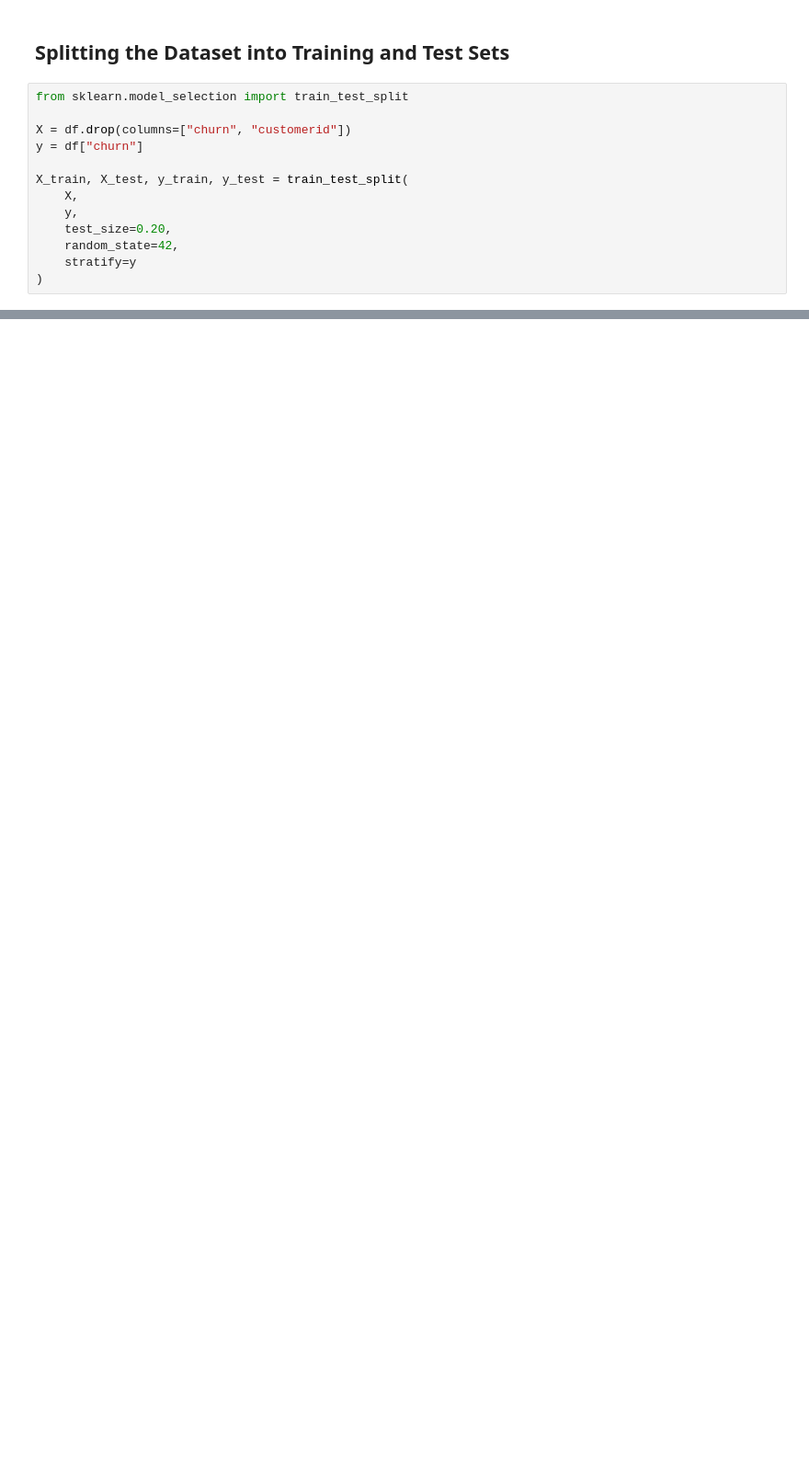
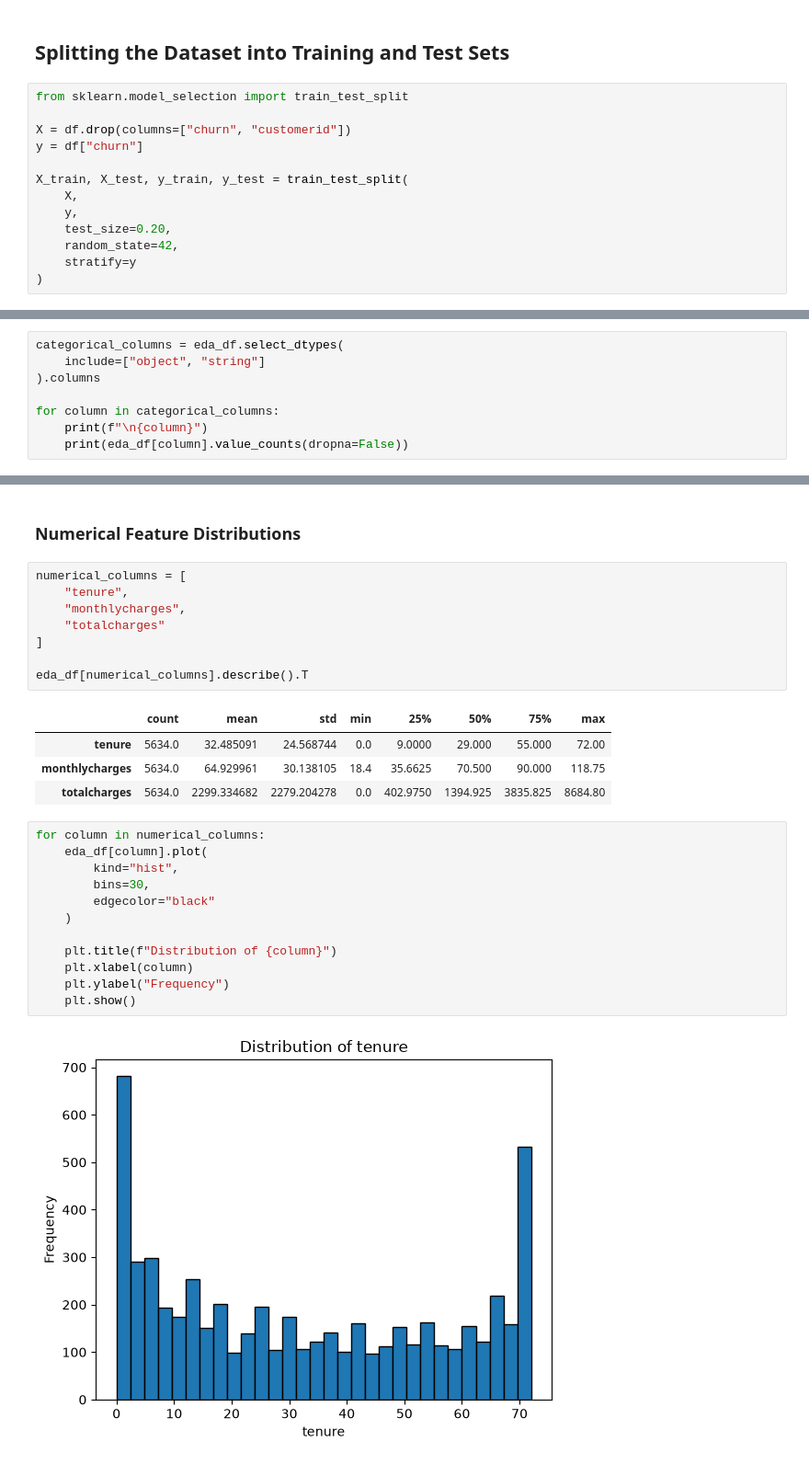
Before and after one commit to baranerkek/Churn-rate-binary-trees, a Jupyter notebook: churn_model.ipynb, the cells around one changed output, grey strips where cells are left out. Shown at 92% size. Saved outputs shown, nothing was run; the diff lists cells and outputs as text; blank space fills up the shorter version.

```diff
--- a/churn_model.ipynb
+++ b/churn_model.ipynb
@@ -72,0 +121,8 @@ X_train, X_test, y_train, y_test = train_test_split(
+# %%
+categorical_columns = eda_df.select_dtypes(
+    include=["object", "string"]
+).columns
+
+for column in categorical_columns:
+    print(f"\n{column}")
+    print(eda_df[column].value_counts(dropna=False))
@@ -72,0 +179,29 @@ X_train, X_test, y_train, y_test = train_test_split(
+# %% [markdown]
+### Numerical Feature Distributions
+# %%
+numerical_columns = [
+    "tenure",
+    "monthlycharges",
+    "totalcharges"
+]
+
+eda_df[numerical_columns].describe().T
+# %% [output]
+|  | count | mean | std | min | 25% | 50% | 75% | max |
+| tenure | 5634.0 | 32.485091 | 24.568744 | 0.0 | 9.0000 | 29.000 | 55.000 | 72.00 |
+| monthlycharges | 5634.0 | 64.929961 | 30.138105 | 18.4 | 35.6625 | 70.500 | 90.000 | 118.75 |
+| totalcharges | 5634.0 | 2299.334682 | 2279.204278 | 0.0 | 402.9750 | 1394.925 | 3835.825 | 8684.80 |
+# %%
+for column in numerical_columns:
+    eda_df[column].plot(
+        kind="hist",
+        bins=30,
+        edgecolor="black"
+    )
+
+    plt.title(f"Distribution of {column}")
+    plt.xlabel(column)
+    plt.ylabel("Frequency")
+    plt.show()
+# %% [output]
+[figure, added]
```
Also changed, not shown: parts of 30 cells of this notebook.
